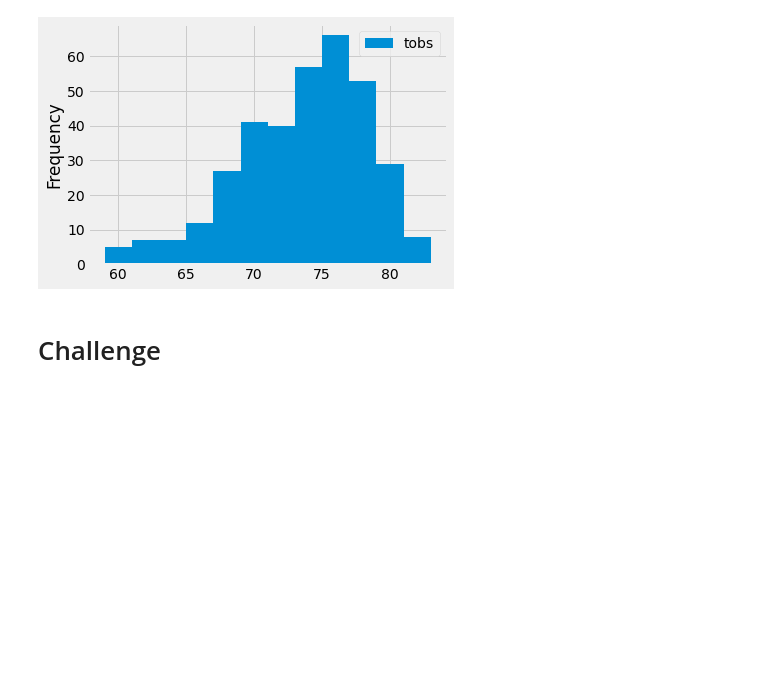
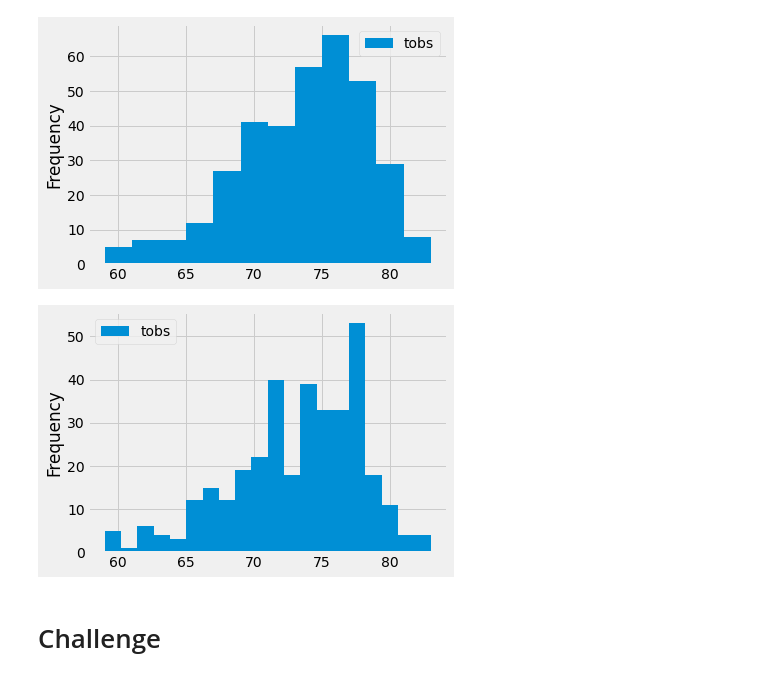
Before and after one commit to ranedigamber/surfs_up, a Jupyter notebook: climate_analysis.ipynb, the cells around one changed output. Saved outputs shown, nothing was run; the diff lists cells and outputs as text; code cells hidden in the pictures; blank space fills up the shorter version.

```diff
--- a/climate_analysis.ipynb
+++ b/climate_analysis.ipynb
@@ -112,6 +114,12 @@ df.plot.hist(bins=12)
 plt.tight_layout()
 # %% [output]
 [figure]
+# %%
+
+df.plot.hist(bins=20)
+plt.tight_layout()
+# %% [output]
+[figure, added]
 # %%
 # Write a function called `calc_temps` that will accept start date and end date in the format '%Y-%m-%d'
 # and return the minimum, average, and maximum temperatures for that range of dates
```
Also changed, not shown: parts of 2 cells of this notebook, 40 other files.
